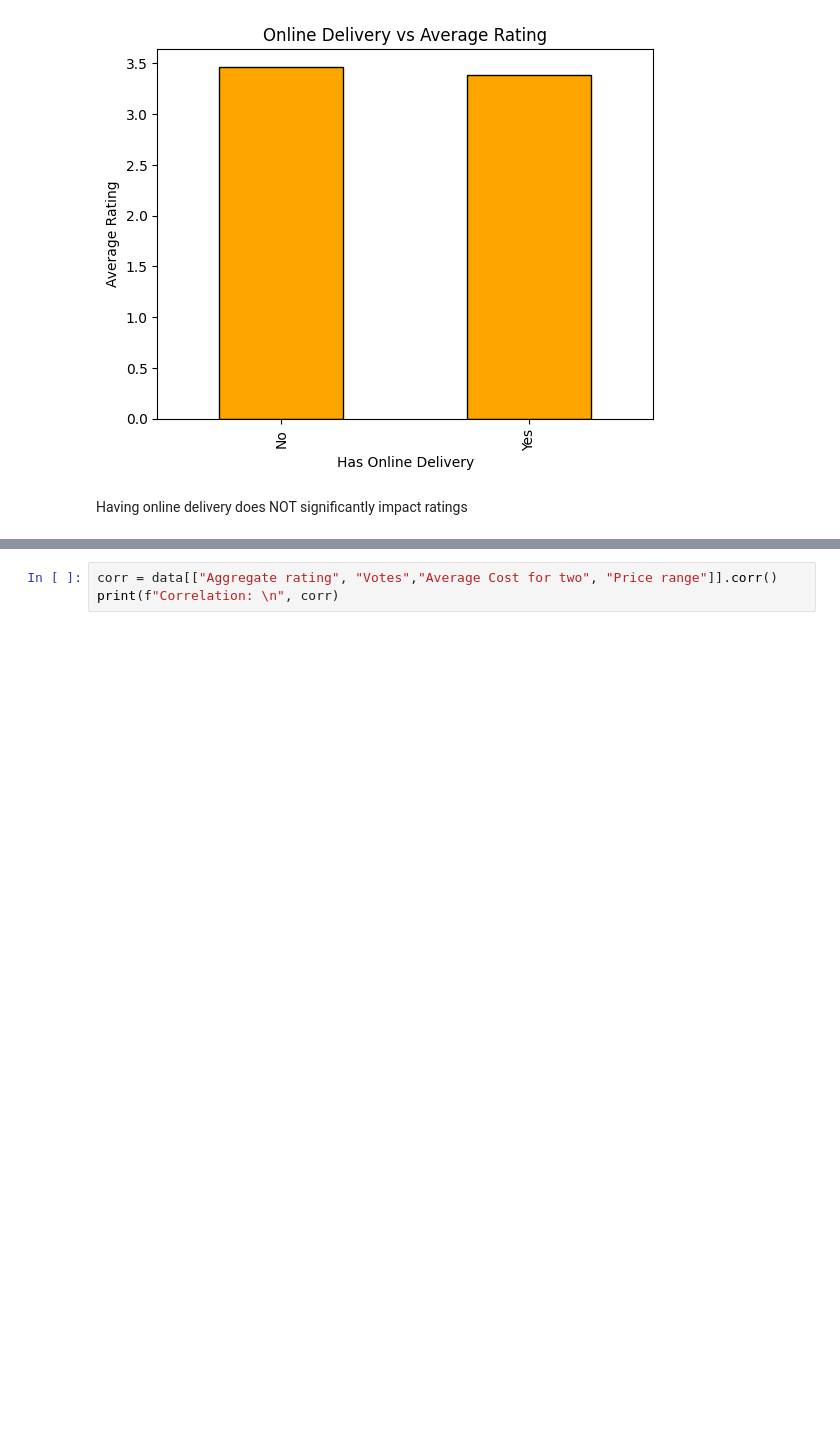
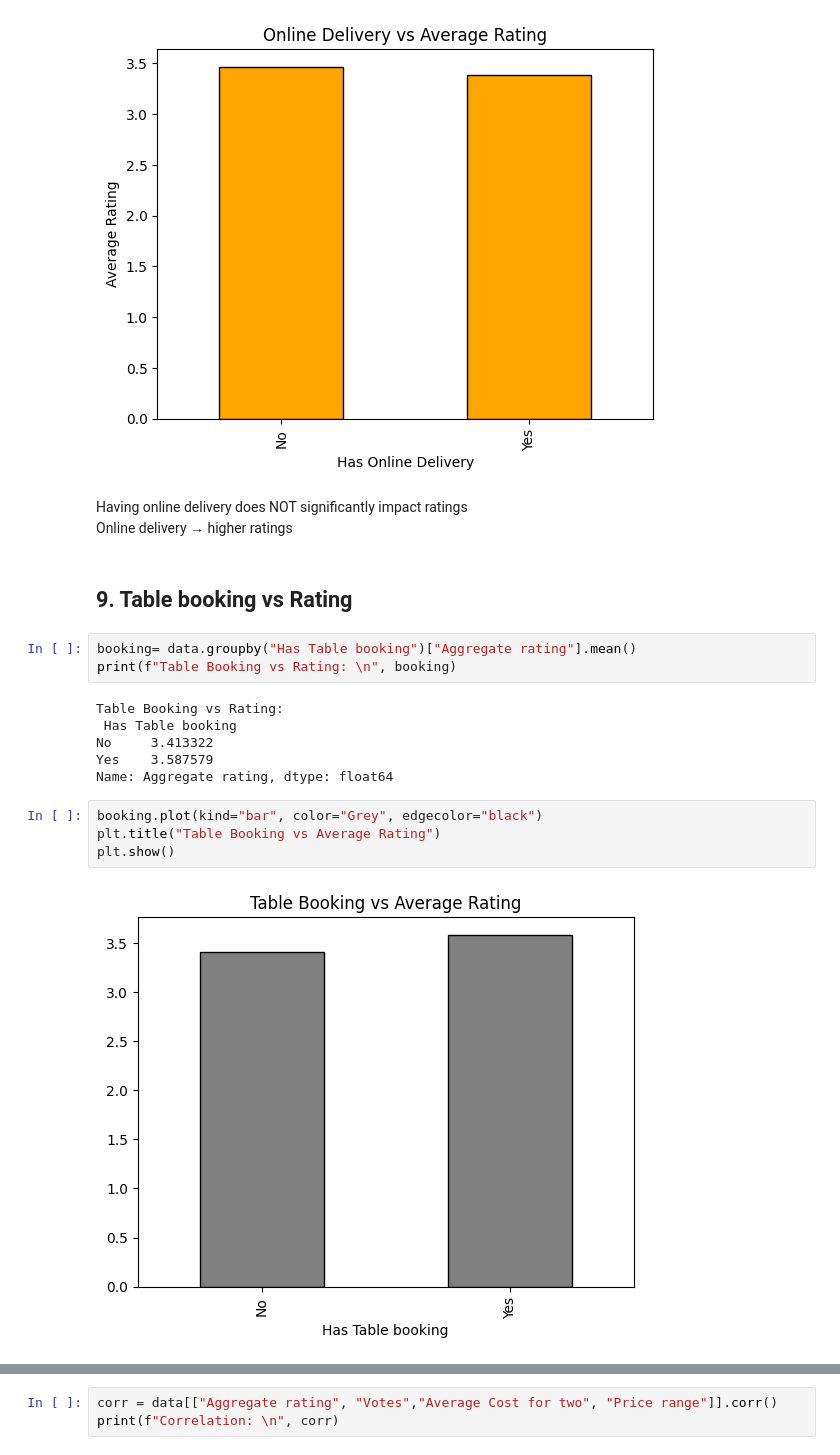
Before and after one commit to ananyaghorpade29/zomato_eda, a Jupyter notebook: notebook/zomato_eda.ipynb, the cells around one changed output, grey strips where cells are left out. Drawn from its saved outputs; the diff is of its cells as text; blank space fills up the shorter version.

```diff
--- a/notebook/zomato_eda.ipynb
+++ b/notebook/zomato_eda.ipynb
@@ -320,3 +354,21 @@ plt.show()
 [figure]
 # %% [markdown]
 Having online delivery does NOT significantly impact ratings
+Online delivery → higher ratings
+# %% [markdown]
+## 9. Table booking vs Rating
+# %%
+booking= data.groupby("Has Table booking")["Aggregate rating"].mean()
+print(f"Table Booking vs Rating: \n", booking)
+# %% [output]
+Table Booking vs Rating:
+ Has Table booking
+No     3.413322
+Yes    3.587579
+Name: Aggregate rating, dtype: float64
+# %%
+booking.plot(kind="bar", color="Grey", edgecolor="black")
+plt.title("Table Booking vs Average Rating")
+plt.show()
+# %% [output]
+[figure, added]
```
Also changed, not shown: parts of 17 cells of this notebook.
